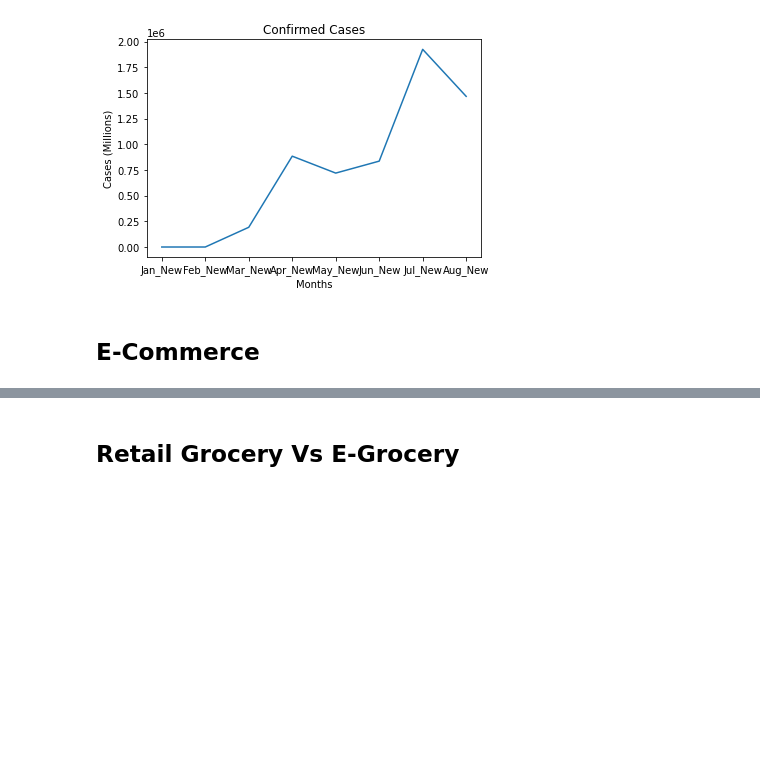
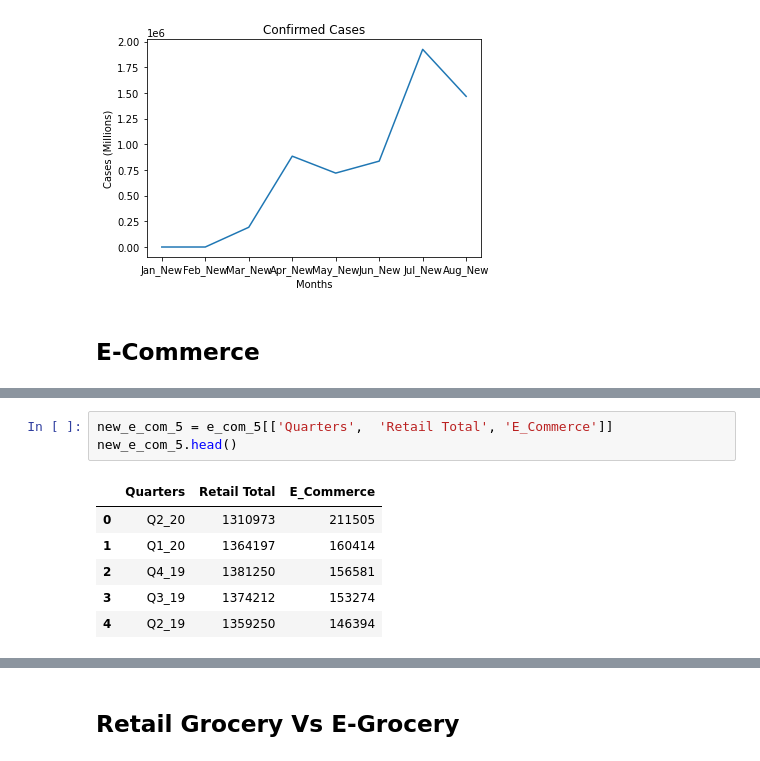
Before and after one commit to LenSin3/Conservatory-cvd19-retail, a Jupyter notebook: covid-retail.ipynb, the cells around one changed output, grey strips where cells are left out. Cells and saved outputs as stored; diff of their text form; blank space fills up the shorter version.

```diff
--- a/covid-retail.ipynb
+++ b/covid-retail.ipynb
@@ -146,0 +189,10 @@ e_com.head()
+# %%
+new_e_com_5 = e_com_5[['Quarters',  'Retail Total', 'E_Commerce']]
+new_e_com_5.head()
+# %% [output]
+|  | Quarters | Retail Total | E_Commerce |
+| 0 | Q2_20 | 1310973 | 211505 |
+| 1 | Q1_20 | 1364197 | 160414 |
+| 2 | Q4_19 | 1381250 | 156581 |
+| 3 | Q3_19 | 1374212 | 153274 |
+| 4 | Q2_19 | 1359250 | 146394 |
```
Also changed, not shown: parts of 5 cells of this notebook.
